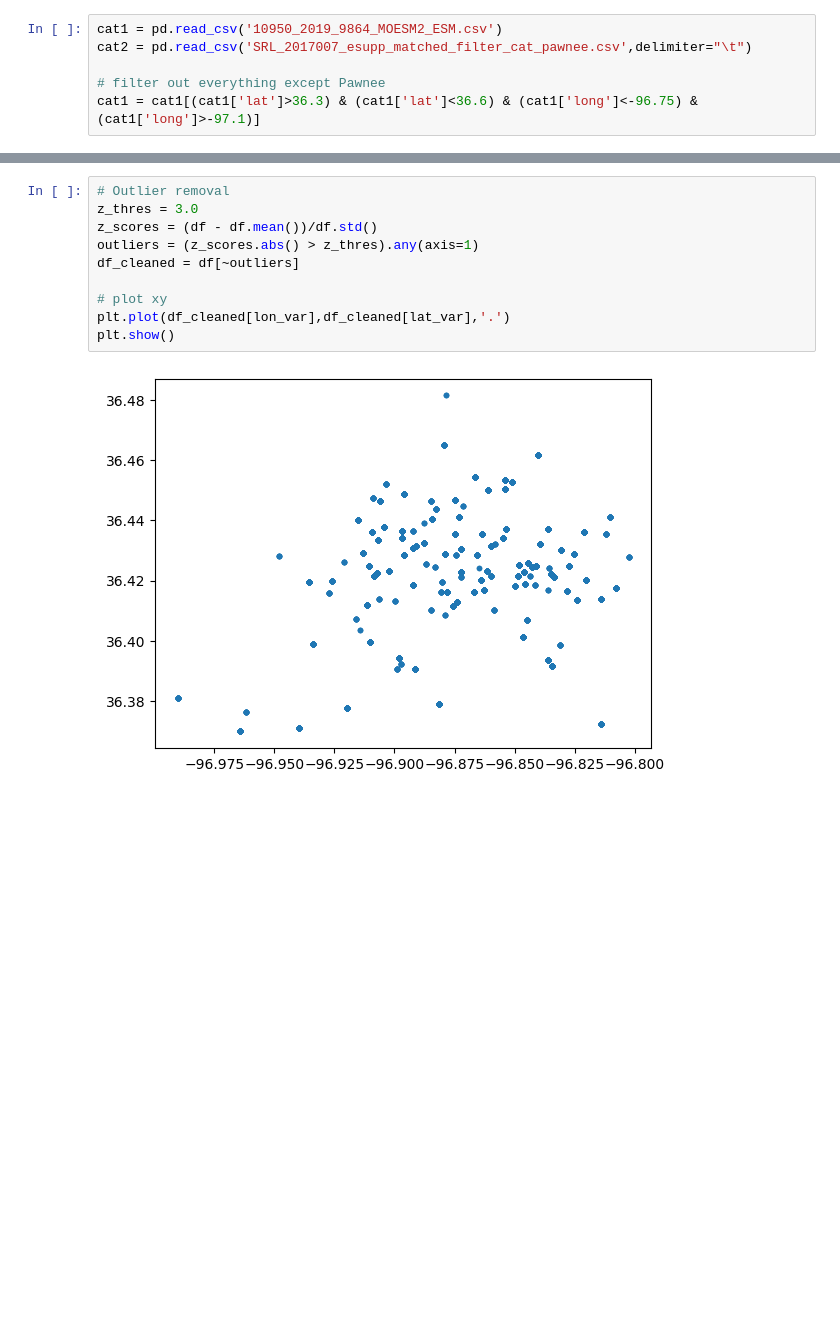
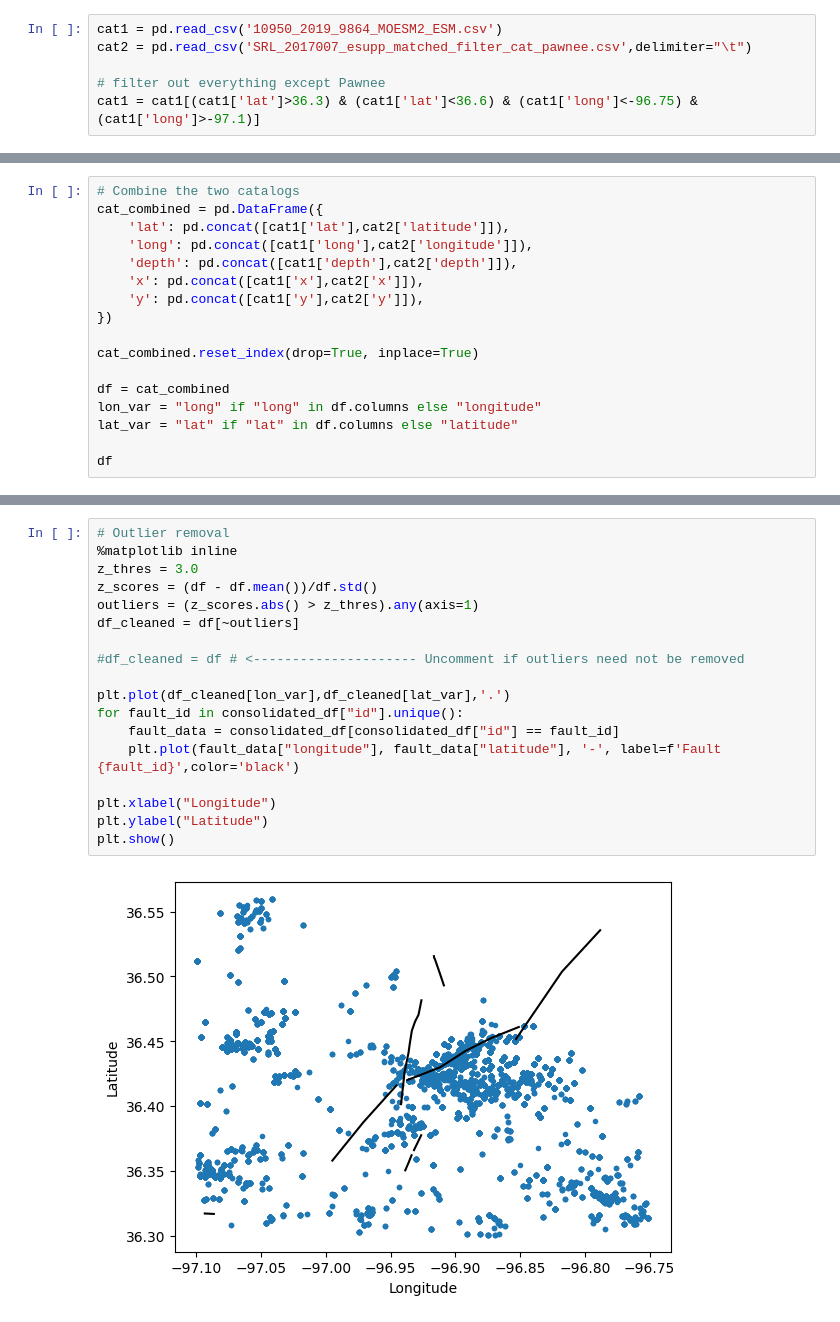
Before and after one commit to arkonique/earthquake-clustering, a Jupyter notebook: plane.ipynb, the cells around one changed output, grey strips where cells are left out. Drawn from its saved outputs; the diff is of its cells as text; blank space fills up the shorter version.

Commit message:
Added faults

```diff
--- a/plane.ipynb
+++ b/plane.ipynb
@@ -46,0 +97,17 @@ df.drop_duplicates()
+# %%
+# Combine the two catalogs
+cat_combined = pd.DataFrame({
+    'lat': pd.concat([cat1['lat'],cat2['latitude']]),
+    'long': pd.concat([cat1['long'],cat2['longitude']]),
+    'depth': pd.concat([cat1['depth'],cat2['depth']]),
+    'x': pd.concat([cat1['x'],cat2['x']]),
+    'y': pd.concat([cat1['y'],cat2['y']]),
+})
+
+cat_combined.reset_index(drop=True, inplace=True)
+
+df = cat_combined
+lon_var = "long" if "long" in df.columns else "longitude"
+lat_var = "lat" if "lat" in df.columns else "latitude"
+
+df
@@ -47,13 +128,21 @@ df.drop_duplicates()
 # %%
 # Outlier removal
+%matplotlib inline
 z_thres = 3.0
 z_scores = (df - df.mean())/df.std()
 outliers = (z_scores.abs() > z_thres).any(axis=1)
 df_cleaned = df[~outliers]
 
-# plot xy
+#df_cleaned = df # <--------------------- Uncomment if outliers need not be removed
+
 plt.plot(df_cleaned[lon_var],df_cleaned[lat_var],'.')
+for fault_id in consolidated_df["id"].unique():
+    fault_data = consolidated_df[consolidated_df["id"] == fault_id]
+    plt.plot(fault_data["longitude"], fault_data["latitude"], '-', label=f'Fault {fault_id}',color='black')
+
+plt.xlabel("Longitude")
+plt.ylabel("Latitude")
 plt.show()
 # %% [output]
-[figure, old version]
+[figure, new version]
 # %%
```
Also changed, not shown: parts of 7 cells of this notebook, 13 other files.
